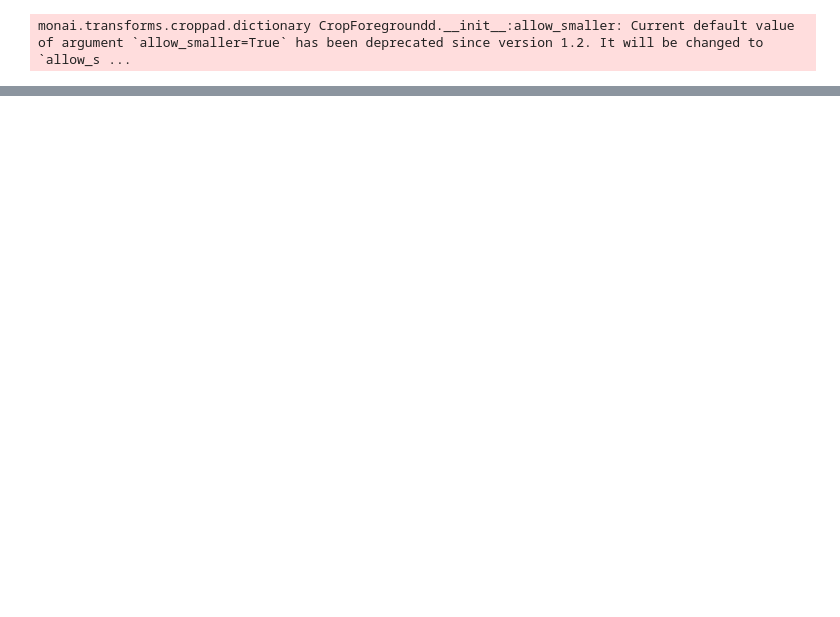
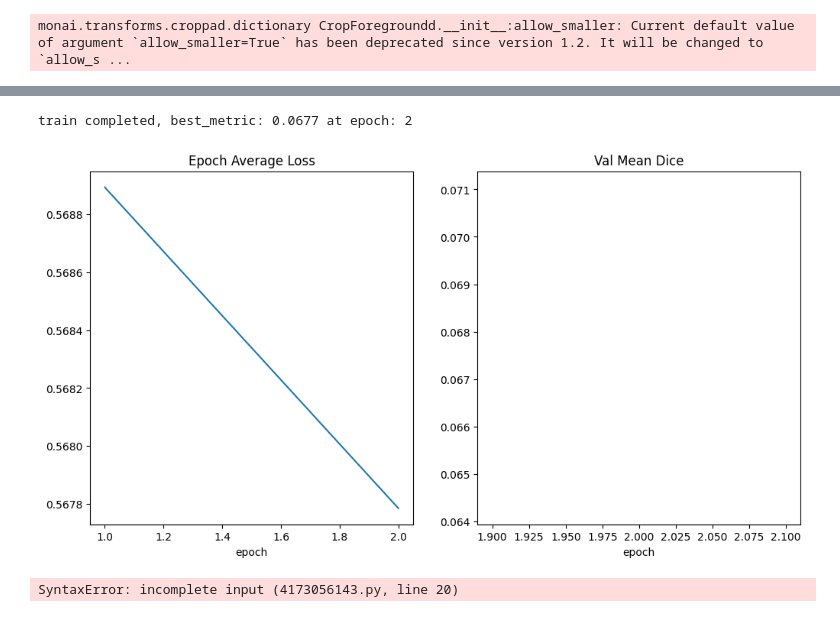
Before and after one commit to khaterimaziar/Segmentation_Monai, a Jupyter notebook: monai.ipynb, the cells around one changed output, grey strips where cells are left out. Drawn from its saved outputs; the diff is of its cells as text; code cells hidden in the pictures; blank space fills up the shorter version.

```diff
--- a/monai.ipynb
+++ b/monai.ipynb
@@ -106,0 +154,25 @@ monai.transforms.croppad.dictionary CropForegroundd.__init__:allow_smaller: Curr
+# %%
+train_ds = CacheDataset(data=train_files, transform=train_transforms, cache_rate=1.0, num_workers=4)
+# train_ds = Dataset(data=train_files, transform=train_transforms)
+
+# use batch_size=2 to load images and use RandCropByPosNegLabeld
+# to generate 2 x 4 images for network training
+train_loader = DataLoader(train_ds, batch_size=2, shuffle=True, num_workers=4)
+
+val_ds = CacheDataset(data=val_files, transform=val_transforms, cache_rate=1.0, num_workers=8)
+# val_ds = Dataset(data=val_files, transform=val_transforms)
+val_loader = DataLoader(val_ds, batch_size=1, num_workers=4)
+# %%
+# standard PyTorch program style: create UNet, DiceLoss and Adam optimizer
+
+model = UNet(
+    spatial_dims=3,
+    in_channels=1,
+    out_channels=2,
+    channels=(16, 32, 64, 128, 256),
+    strides=(2, 2, 2, 2),
+    num_res_units=2,
+    norm=Norm.BATCH)
+loss_function = DiceLoss(to_onehot_y=True, softmax=True)
+optimizer = torch.optim.Adam(model.parameters(), 1e-4)
+dice_metric = DiceMetric(include_background=False, reduction="mean")
@@ -106,0 +262,44 @@ monai.transforms.croppad.dictionary CropForegroundd.__init__:allow_smaller: Curr
+# %%
+print(f"train completed, best_metric: {best_metric:.4f} " f"at epoch: {best_metric_epoch}")
+# %% [output]
+train completed, best_metric: 0.0677 at epoch: 2
+# %%
+plt.figure("train", (12, 6))
+plt.subplot(1, 2, 1)
+plt.title("Epoch Average Loss")
+x = [i + 1 for i in range(len(epoch_loss_values))]
+y = epoch_loss_values
+plt.xlabel("epoch")
+plt.plot(x, y)
+plt.subplot(1, 2, 2)
+plt.title("Val Mean Dice")
+x = [val_interval * (i + 1) for i in range(len(metric_values))]
+y = metric_values
+plt.xlabel("epoch")
+plt.plot(x, y)
+plt.show()
+# %% [output]
+[figure, added]
+# %%
+model.load_state_dict(torch.load(os.path.join(root_dir, "best_metric_model.pth")))
+model.eval()
+with torch.no_grad():
+    for i, val_data in enumerate(val_loader):
+        roi_size = (160, 160, 160)
+        sw_batch_size = 4
+        val_outputs = sliding_window_inference(val_data["image"], roi_size, sw_batch_size, model)
+        # plot the slice [:, :, 80]
+        plt.figure("check", (18, 6))
+        plt.subplot(1, 3, 1)
+        plt.title(f"image {i}")
+        plt.imshow(val_data["image"][0, 0, :, :, 80], cmap="gray")
+        plt.subplot(1, 3, 2)
+        plt.title(f"label {i}")
+        plt.imshow(val_data["label"][0, 0, :, :, 80])
+        plt.subplot(1, 3, 3)
+        plt.title(f"output {i}")
+        plt.imshow(torch.argmax(val_outputs, dim=1).detach().cpu()[0, :, :, 80])
+        plt.show()
+        if i == 2:
+# %% [output]
+SyntaxError: incomplete input (4173056143.py, line 20)
```
Also changed, not shown: parts of 4 cells of this notebook.
